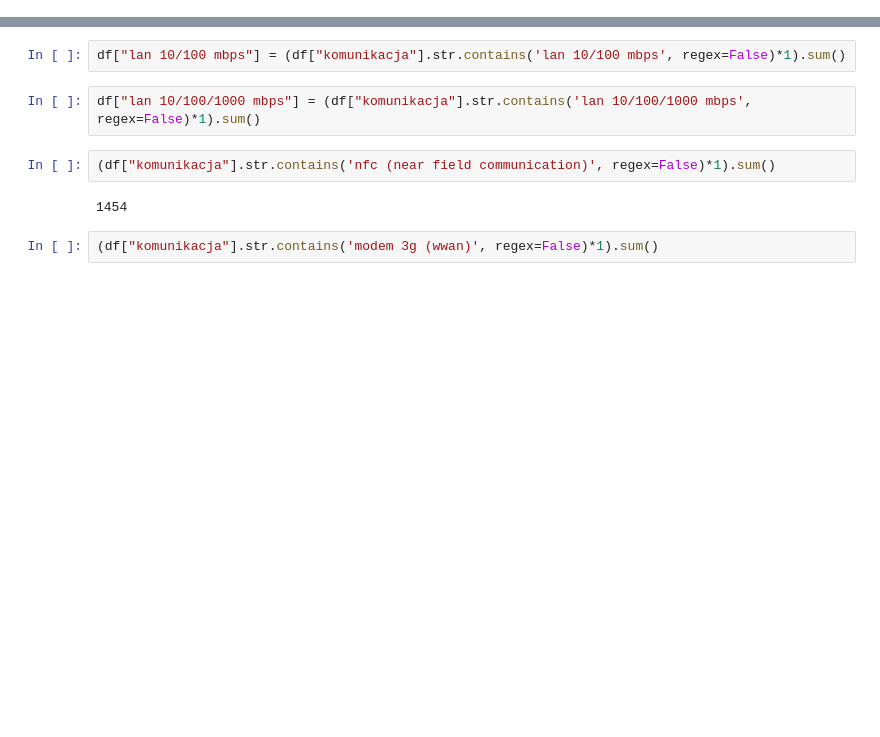
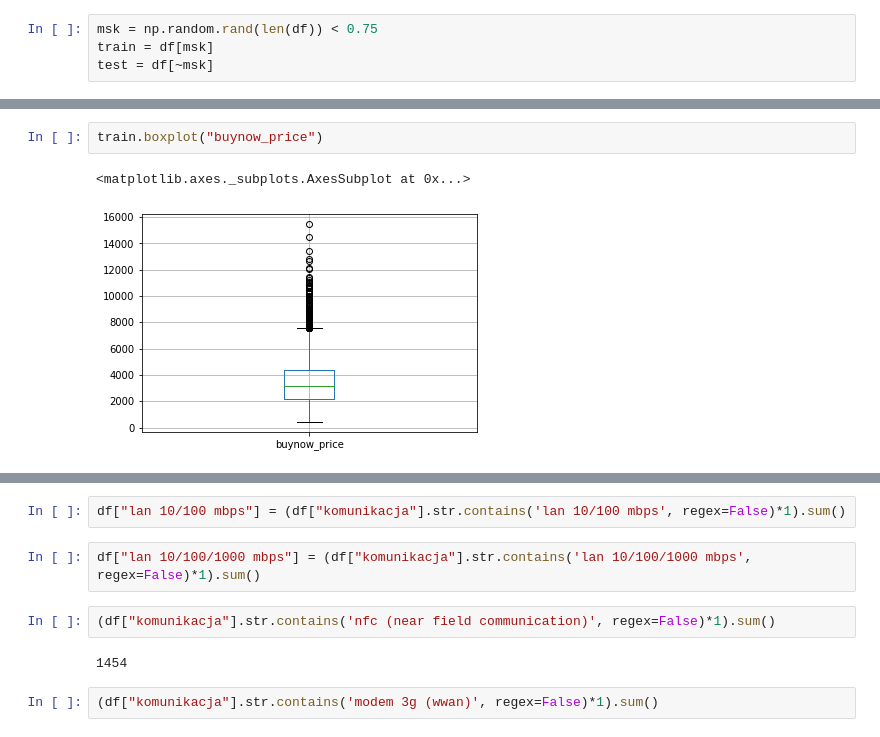
Before and after one commit to sadowskimarcin10/laptop-price, a Jupyter notebook: laptop_price_workflow.ipynb, the cells around one changed output, grey strips where cells are left out. Drawn from its saved outputs; the diff is of its cells as text; blank space fills up the shorter version.

```diff
--- a/laptop_price_workflow.ipynb
+++ b/laptop_price_workflow.ipynb
@@ -5,0 +19,4 @@ df = get_json_data()
+# %%
+msk = np.random.rand(len(df)) < 0.75
+train = df[msk]
+test = df[~msk]
@@ -5,0 +66,5 @@ df = get_json_data()
+# %%
+train.boxplot("buynow_price")
+# %% [output]
+<matplotlib.axes._subplots.AxesSubplot at 0x...>
+[figure, added]
```
Also changed, not shown: parts of 28 cells of this notebook, 2 other files.
